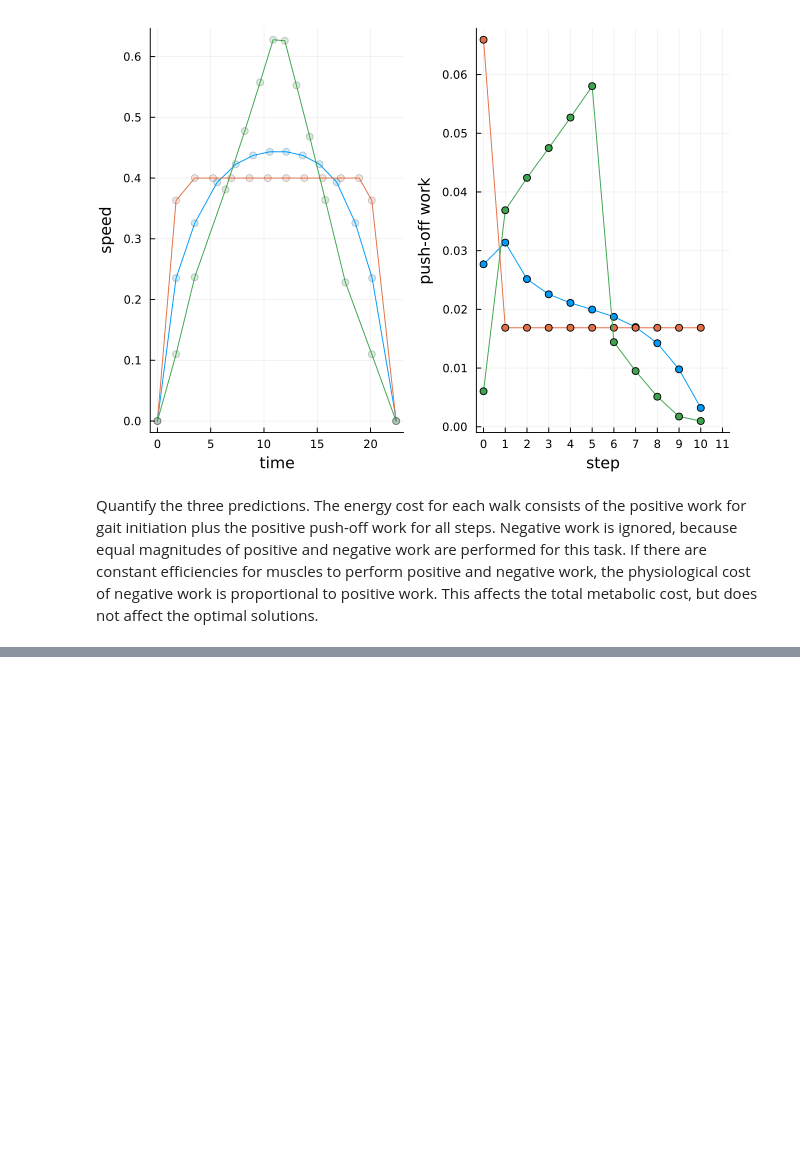
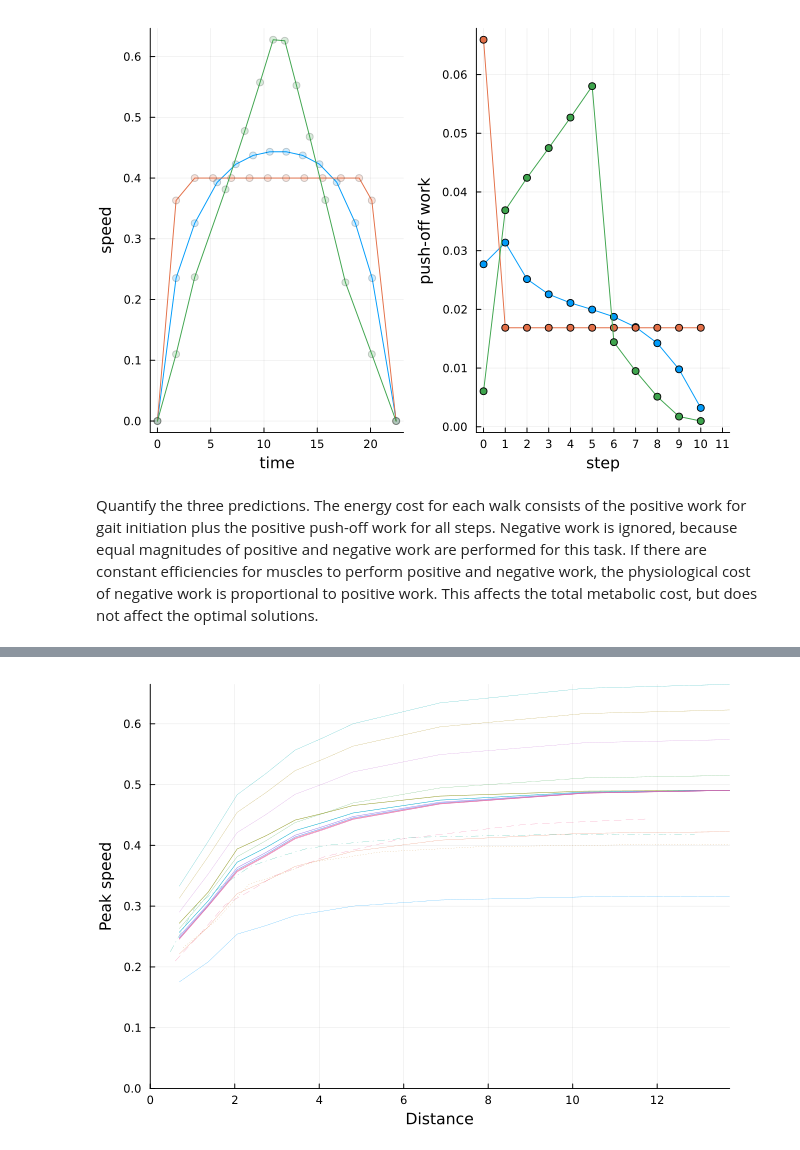
Before and after one commit to kuo-lab/simplelocomotionmodel, a Jupyter notebook: src/shortwalks.ipynb, the cells around one changed output, grey strips where cells are left out. Drawn from its saved outputs; the diff is of its cells as text; code cells hidden in the pictures; blank space fills up the shorter version.

```diff
--- a/src/shortwalks.ipynb
+++ b/src/shortwalks.ipynb
@@ -131,0 +308,9 @@ Minimization of cost of transport is not energetically optimal, because it is le
+# %%
+distances = [sum(result.steps.steplength) for result in results]
+p1=plot(distances, peaks, xlabel="Distance", ylabel="Peak speed", xlims=(0,maximum(distances)), ylims=(0,Inf),legend=false, linewidth=0.2)
+plot!(p1, distances43, peakspeeds43, linestyle=:dash, linewidth=0.2)
+plot!(p1, distances44, peakspeeds44, linestyle=:dot, linewidth=0.2)
+plot!(p1, distancevss, peakspeedvss, linestyle=:dashdot, linewidth=0.2)
+plot!(p1, distances, (peaks .* middle(peaks[end,:]) ./ maximum(peaks,dims=1)), linewidth=0.5)
+# %% [output]
+[figure, added]
```
Also changed, not shown: parts of 13 cells of this notebook, 11 other files.
